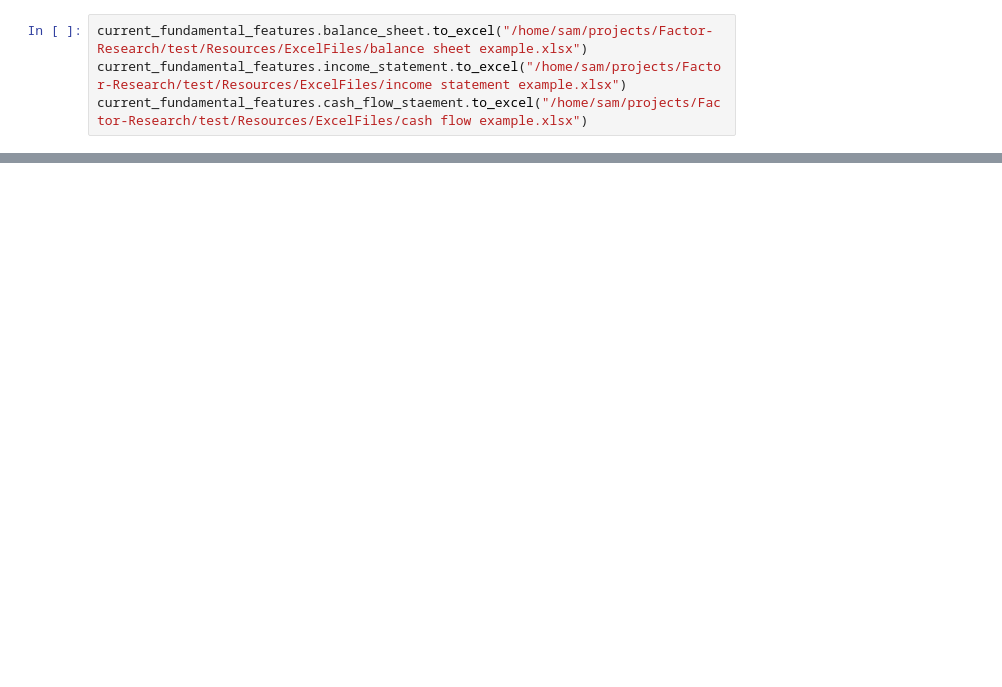
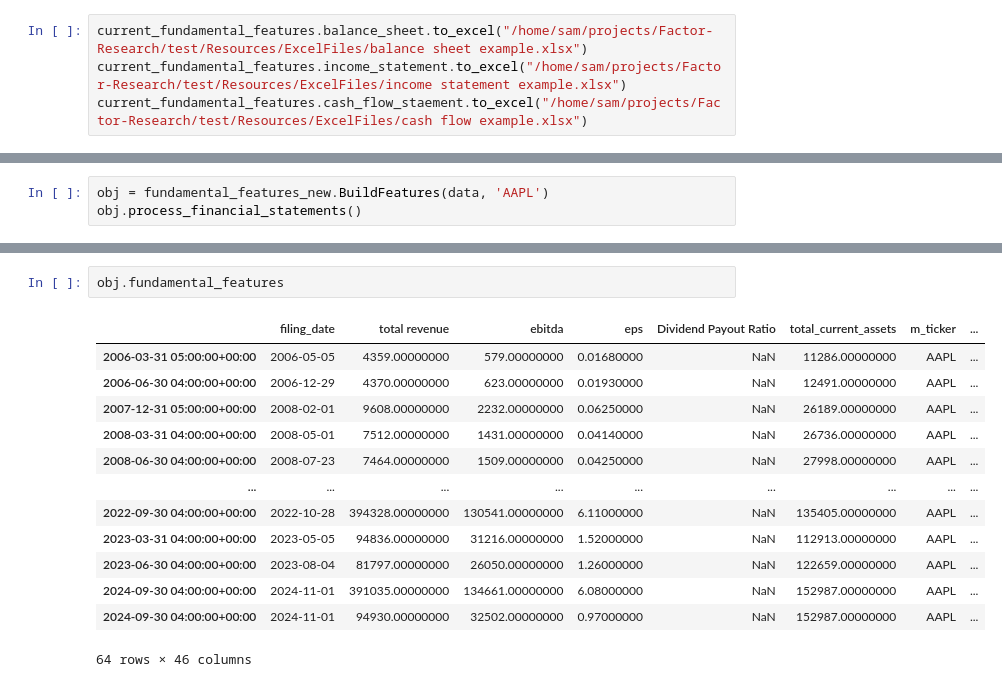
Before and after one commit to FlexiblePlanInvestmentsLtd/Factor-Research, a Jupyter notebook: notebooks/build_fundamental_features.ipynb, the cells around one changed output, grey strips where cells are left out. Saved outputs shown, nothing was run; the diff lists cells and outputs as text; blank space fills up the shorter version.

```diff
--- a/notebooks/build_fundamental_features.ipynb
+++ b/notebooks/build_fundamental_features.ipynb
@@ -45,0 +55,3 @@ current_fundamental_features.cash_flow_staement.to_excel("/home/sam/projects/Fac
+# %%
+obj = fundamental_features_new.BuildFeatures(data, 'AAPL')
+obj.process_financial_statements()
@@ -45,0 +65,16 @@ current_fundamental_features.cash_flow_staement.to_excel("/home/sam/projects/Fac
+# %%
+obj.fundamental_features
+# %% [output]
+|  | filing_date | total revenue | ebitda | eps | Dividend Payout Ratio | total_current_assets | m_ticker | ... |
+| 2006-03-31 05:00:00+00:00 | 2006-05-05 | 4359.00000000 | 579.00000000 | 0.01680000 | NaN | 11286.00000000 | AAPL | ... |
+| 2006-06-30 04:00:00+00:00 | 2006-12-29 | 4370.00000000 | 623.00000000 | 0.01930000 | NaN | 12491.00000000 | AAPL | ... |
+| 2007-12-31 05:00:00+00:00 | 2008-02-01 | 9608.00000000 | 2232.00000000 | 0.06250000 | NaN | 26189.00000000 | AAPL | ... |
+| 2008-03-31 04:00:00+00:00 | 2008-05-01 | 7512.00000000 | 1431.00000000 | 0.04140000 | NaN | 26736.00000000 | AAPL | ... |
+| 2008-06-30 04:00:00+00:00 | 2008-07-23 | 7464.00000000 | 1509.00000000 | 0.04250000 | NaN | 27998.00000000 | AAPL | ... |
+| ... | ... | ... | ... | ... | ... | ... | ... | ... |
+| 2022-09-30 04:00:00+00:00 | 2022-10-28 | 394328.00000000 | 130541.00000000 | 6.11000000 | NaN | 135405.00000000 | AAPL | ... |
+| 2023-03-31 04:00:00+00:00 | 2023-05-05 | 94836.00000000 | 31216.00000000 | 1.52000000 | NaN | 112913.00000000 | AAPL | ... |
+| 2023-06-30 04:00:00+00:00 | 2023-08-04 | 81797.00000000 | 26050.00000000 | 1.26000000 | NaN | 122659.00000000 | AAPL | ... |
+| 2024-09-30 04:00:00+00:00 | 2024-11-01 | 391035.00000000 | 134661.00000000 | 6.08000000 | NaN | 152987.00000000 | AAPL | ... |
+| 2024-09-30 04:00:00+00:00 | 2024-11-01 | 94930.00000000 | 32502.00000000 | 0.97000000 | NaN | 152987.00000000 | AAPL | ... |
+64 rows × 46 columns
```
Also changed, not shown: parts of 7 cells of this notebook, 1 other file.
